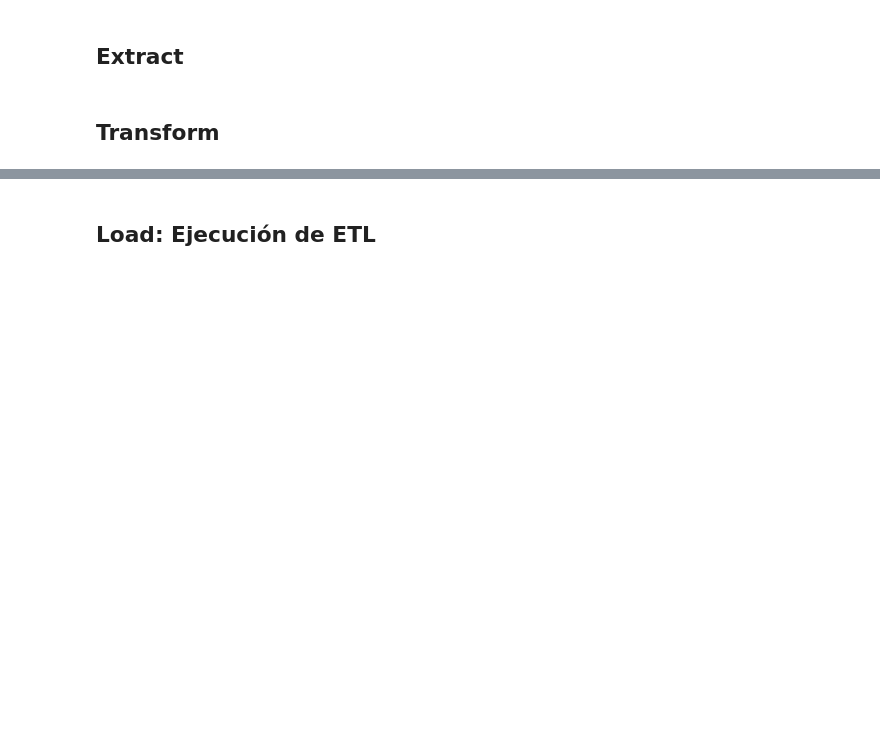
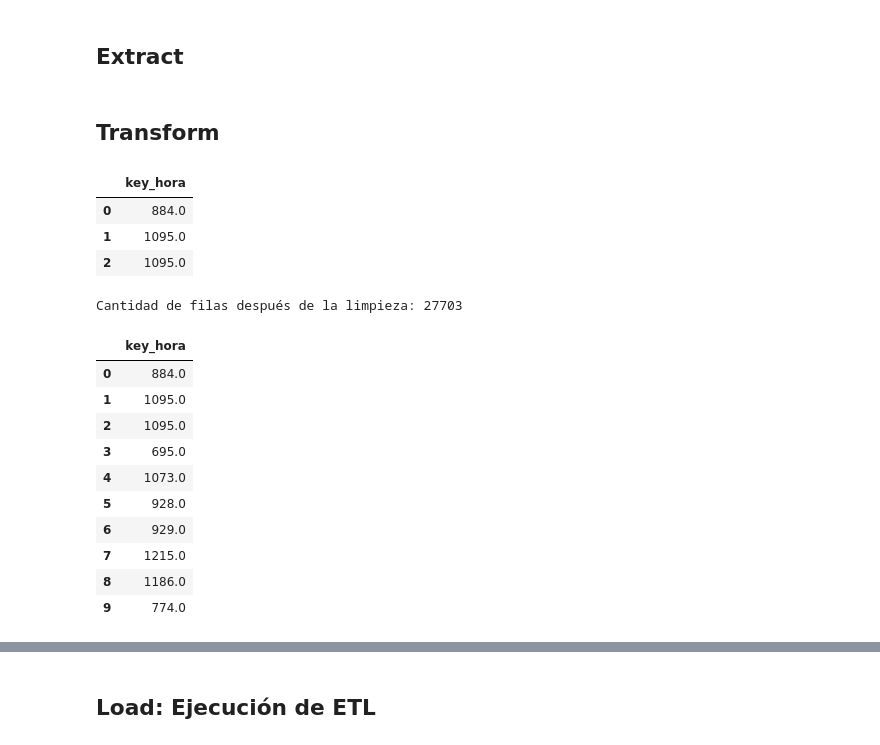
Before and after one commit to JuanLoaiza007/data-science-project-etl, a Jupyter notebook: notebooks/hecho_realizacion_servicio_hora.ipynb, the cells around one changed output, grey strips where cells are left out. Drawn from its saved outputs; the diff is of its cells as text; code cells hidden in the pictures; blank space fills up the shorter version.

Commit message:
fix: deleting columns in hecho_hora

```diff
--- a/notebooks/hecho_realizacion_servicio_hora.ipynb
+++ b/notebooks/hecho_realizacion_servicio_hora.ipynb
@@ -47,9 +47,9 @@ hecho_servicio_accumulating_snapshot = pd.read_sql_table(
 merged_df = pd.DataFrame(
     {
         "servicio_id": msj_servicio["id"],
-        "cliente_id": msj_servicio["cliente_id"],
-        "mensajero_id": msj_servicio["mensajero_id"],
-        "usuario_id": msj_servicio["usuario_id"],
+        #"cliente_id": msj_servicio["cliente_id"],
+        #"mensajero_id": msj_servicio["mensajero_id"],
+        #"usuario_id": msj_servicio["usuario_id"],
     }
 )
 
@@ -65,57 +65,75 @@ merged_df = merged_df.merge(
 merged_df = pd.DataFrame(
     {
         "key_hora": merged_df["time_assigned"],
-        "cliente_id": merged_df["cliente_id"],
-        "mensajero_id": merged_df["mensajero_id"],
-        "usuario_id": merged_df["usuario_id"],
+        #"cliente_id": merged_df["cliente_id"],
+        #"mensajero_id": merged_df["mensajero_id"],
+        #"usuario_id": merged_df["usuario_id"],
     }
 )
 
 merged_df.head(3)
+# %% [output]
+|  | key_hora |
+| 0 | 884.0 |
+| 1 | 1095.0 |
+| 2 | 1095.0 |
 # %%
 # Asegurarse de que ambas columnas sean del mismo tipo
-merged_df["mensajero_id"] = merged_df["mensajero_id"].astype("Int64")
+'''merged_df["mensajero_id"] = merged_df["mensajero_id"].astype("Int64")
 dim_mensajero["old_id_mensajeroaquitoy"] = dim_mensajero[
     "old_id_mensajeroaquitoy"
 ].astype("Int64")
-
+'''
 # Verificar si el mensajero_id 7 está presente en old_id_mensajeroaquitoy
 # Esta es una verificacion importante porque user_id = 7 no existe en dim_mensajero
 # Si no existe, old_id_mensajeroaquitoy esta mal asignada en la dimension
-mensajero_7_en_dim = dim_mensajero[dim_mensajero["old_id_mensajeroaquitoy"] == 7]
-print(f"Mensajero con ID 7 en dim_mensajero:\nrow {mensajero_7_en_dim}")
+'''mensajero_7_en_dim = dim_mensajero[dim_mensajero["old_id_mensajeroaquitoy"] == 7]
+print(f"Mensajero con ID 7 en dim_mensajero:\nrow {mensajero_7_en_dim}")'''
 
 
 # Realizar la combinación utilizando "left" para no perder filas
-merged_df = merged_df.merge(
+'''merged_df = merged_df.merge(
     dim_mensajero,
     left_on="mensajero_id",
     right_on="old_id_mensajeroaquitoy",
     how="left",  # "left" asegura que todas las filas de merged_df se conserven
     suffixes=("_mdf", "_dimmens"),
-)
+)'''
 
 # Verificar si hay valores nulos en las columnas después de la combinación
-print(
+'''print(
     f"Filas sin coincidencias: {merged_df[merged_df['key_mensajero'].isna()].shape[0]}"
 )
 
 # Verificar cuántos valores únicos de mensajero_id y key_mensajero hay
 print(f"Número de mensajero_id únicos: {merged_df['mensajero_id'].nunique()}")
-print(f"Número de key_mensajero únicos: {merged_df['key_mensajero'].nunique()}")
+print(f"Número de key_mensajero únicos: {merged_df['key_mensajero'].nunique()}")'''
 
 
 # Limpiar para quedarse unicamente con la key_mensajero
 merged_df = pd.DataFrame(
     {
         "key_hora": merged_df["key_hora"],
-        "key_mensajero": merged_df["key_mensajero"],
-        "cliente_id": merged_df["cliente_id"],
-        "mensajero_id": merged_df["mensajero_id"],
-        "usuario_id": merged_df["usuario_id"],
+        #"key_mensajero": merged_df["key_mensajero"],
+        #"cliente_id": merged_df["cliente_id"],
+        #"mensajero_id": merged_df["mensajero_id"],
+        #"usuario_id": merged_df["usuario_id"],
     }
 )
 
 print(f"Cantidad de filas después de la limpieza: {merged_df.shape[0]}")
 merged_df.head(10)
+# %% [output]
+Cantidad de filas después de la limpieza: 27703
+|  | key_hora |
+| 0 | 884.0 |
+| 1 | 1095.0 |
+| 2 | 1095.0 |
+| 3 | 695.0 |
+| 4 | 1073.0 |
+| 5 | 928.0 |
+| 6 | 929.0 |
+| 7 | 1215.0 |
+| 8 | 1186.0 |
+| 9 | 774.0 |
 # %%
```
Also changed, not shown: parts of 6 cells of this notebook, 1 other file.
